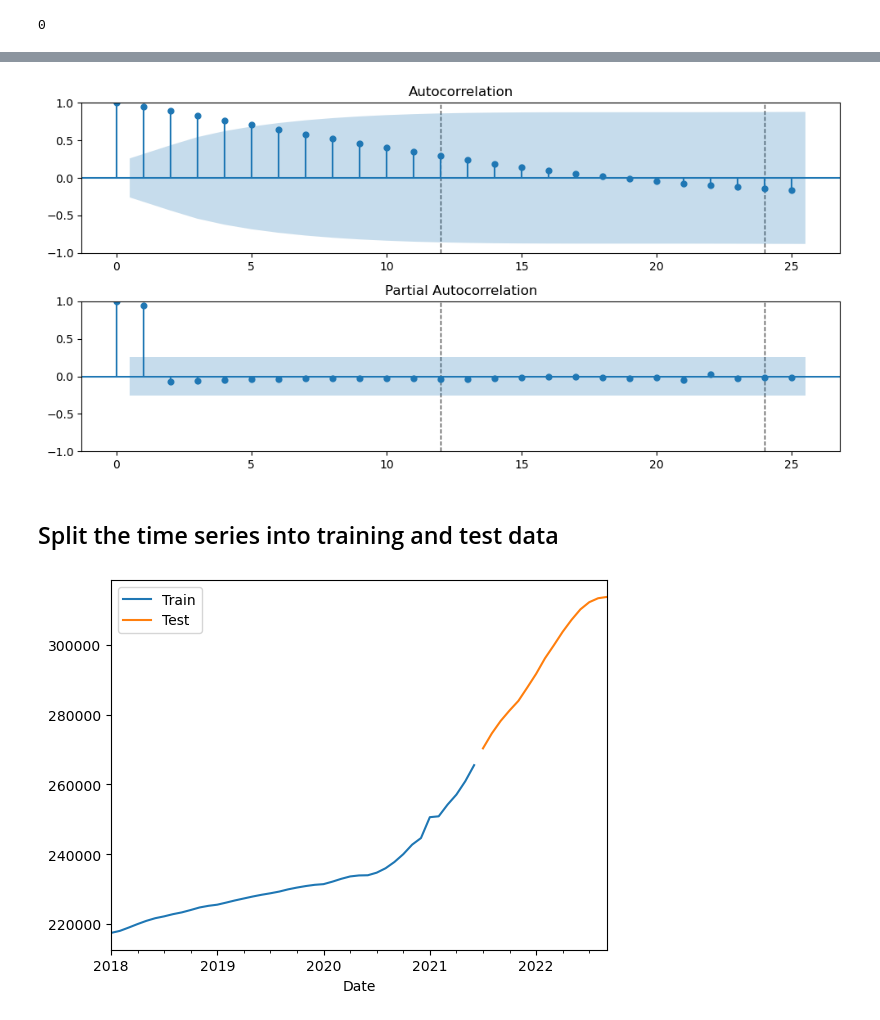
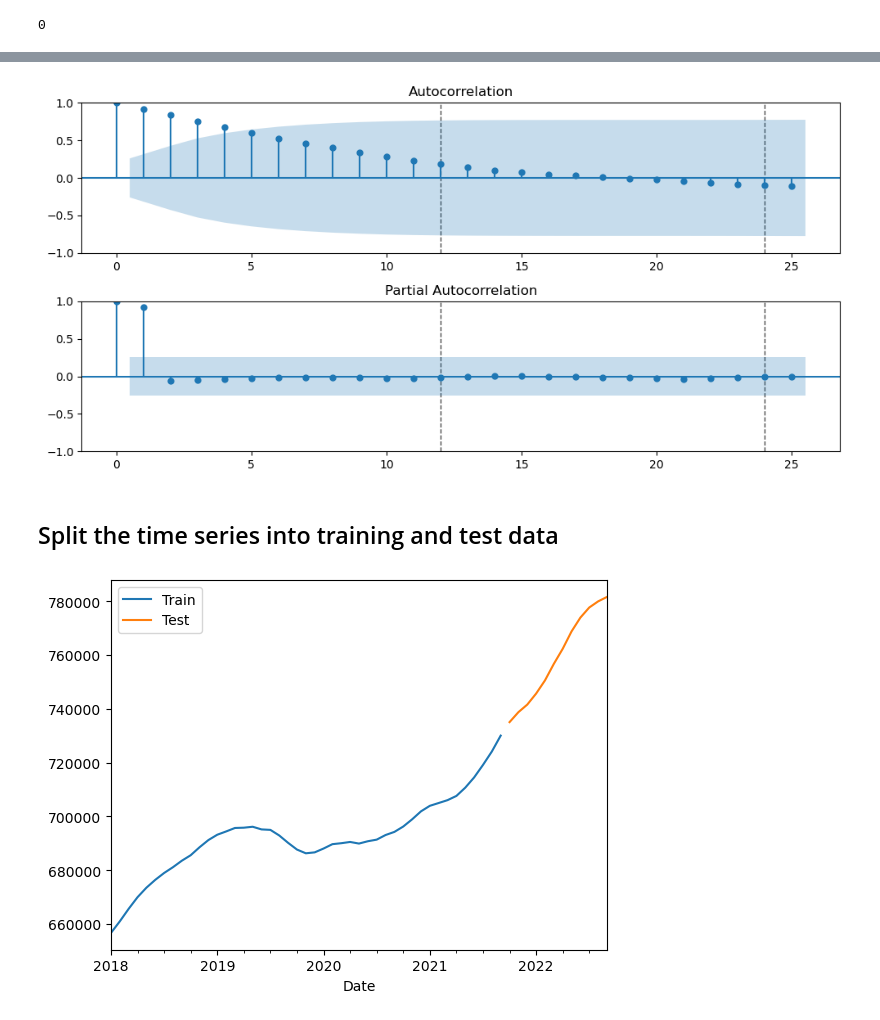
Before and after one commit to brittanymlassiter/GridSearch-SARIMA-Model, a Jupyter notebook: Gridsearch SARIMA Models (Core).ipynb, the cells around one changed output, grey strips where cells are left out. Cells and saved outputs as stored; diff of their text form; code cells hidden in the pictures.

```diff
--- a/Gridsearch SARIMA Models (Core).ipynb
+++ b/Gridsearch SARIMA Models (Core).ipynb
@@ -359,7 +359,7 @@ dfabove_2018
 # %%
 #Melting wide form into long form
 dfabove_2018 = pd.melt(dfabove_2018.drop(columns = ["RegionID", "SizeRank", "RegionType", "StateName",
-                                         "State", "Metro", "CountyName", "RegionName"]),
+                                         "State", "Metro", "CountyName"]), id_vars= ["RegionName"],
                   value_name="Value",var_name="Date")
 dfabove_2018
 # %% [output]
@@ -378,0 +379,2 @@ dfabove_2018
+# %%
+dfabove_2018 = dfabove_2018[dfabove_2018['RegionName'] == 'New York']
@@ -494,17 +519,17 @@ ts_diff.plot();
 # We can use our function to highlight the seasonal lags by adding the arguments
 plot_acf_pacf(ts, annotate_seas=True, m = 12, nlags = 25);
 # %% [output]
-[figure, old version]
+[figure, new version]
 # %% [markdown]
 ## Split the time series into training and test data
 # %%
 # tts
-train, test = train_test_split(ts, test_size=.25)
+train, test = train_test_split(ts, test_size=12)
 ax = train.plot(label='Train')
 test.plot(ax=ax, label='Test')
 ax.legend();
 # %% [output]
-[figure, old version]
+[figure, new version]
 # %%
 # Orders for non seasonal components
 p = 1  # nonseasonal AR
```
Also changed, not shown: parts of 29 cells of this notebook.
